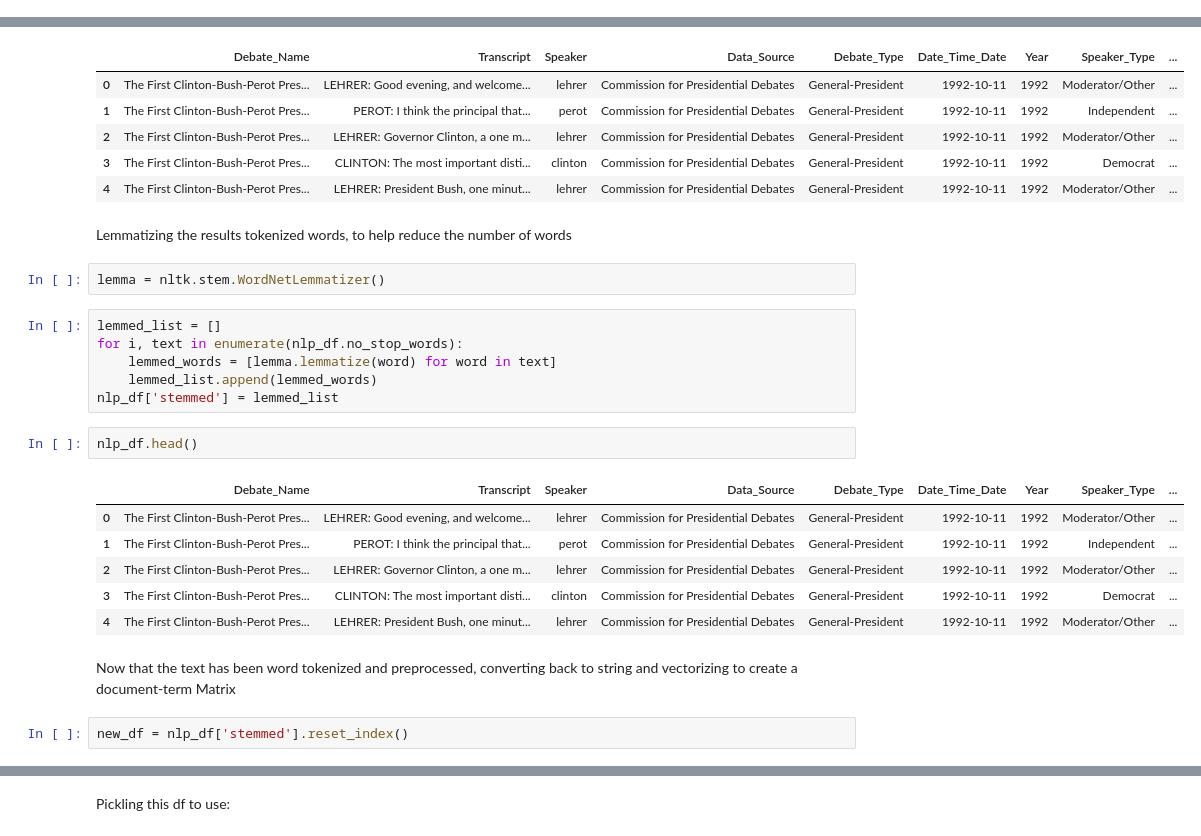
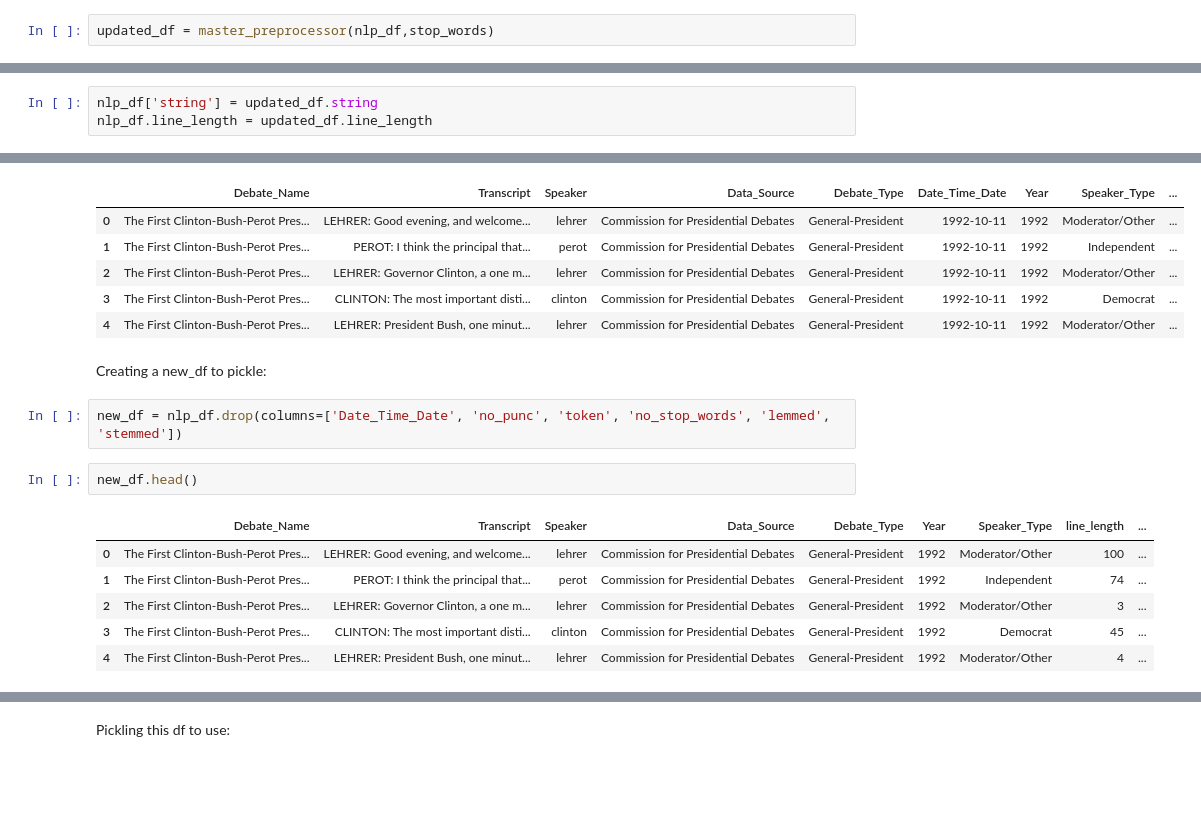
Before and after one commit to pbovard63/Presidential_Debate_Analysis, a Jupyter notebook: final_dataframe_cleanup.ipynb, the cells around one changed output, grey strips where cells are left out. Cells and saved outputs as stored; diff of their text form; blank space fills up the shorter version.

```diff
--- a/final_dataframe_cleanup.ipynb
+++ b/final_dataframe_cleanup.ipynb
@@ -429,0 +542,2 @@ nlp_df['no_stop_words'] = nlp_df['token'].apply(lambda x: [word for word in x if
+# %%
+updated_df = master_preprocessor(nlp_df,stop_words)
@@ -430,3 +569,6 @@ nlp_df['no_stop_words'] = nlp_df['token'].apply(lambda x: [word for word in x if
+# %%
+nlp_df['string'] = updated_df.string
+nlp_df.line_length = updated_df.line_length
 # %%
 nlp_df.head()
 # %% [output]
@@ -436,26 +578,16 @@ nlp_df.head()
 | 2 | The First Clinton-Bush-Perot Pres... | LEHRER: Governor Clinton, a one m... | lehrer | Commission for Presidential Debates | General-President | 1992-10-11 | 1992 | Moderator/Other | ... |
 | 3 | The First Clinton-Bush-Perot Pres... | CLINTON: The most important disti... | clinton | Commission for Presidential Debates | General-President | 1992-10-11 | 1992 | Democrat | ... |
 | 4 | The First Clinton-Bush-Perot Pres... | LEHRER: President Bush, one minut... | lehrer | Commission for Presidential Debates | General-President | 1992-10-11 | 1992 | Moderator/Other | ... |
-# %% [markdown]
-Lemmatizing the results tokenized words, to help reduce the number of words
-# %%
-lemma = nltk.stem.WordNetLemmatizer()
-# %%
-lemmed_list = []
-for i, text in enumerate(nlp_df.no_stop_words):
-    lemmed_words = [lemma.lemmatize(word) for word in text]
-    lemmed_list.append(lemmed_words)
-nlp_df['stemmed'] = lemmed_list
+# %% [markdown]
+Creating a new_df to pickle:
+# %%
+new_df = nlp_df.drop(columns=['Date_Time_Date', 'no_punc', 'token', 'no_stop_words', 'lemmed', 'stemmed'])
 # %%
-nlp_df.head()
+new_df.head()
 # %% [output]
-|  | Debate_Name | Transcript | Speaker | Data_Source | Debate_Type | Date_Time_Date | Year | Speaker_Type | ... |
-| 0 | The First Clinton-Bush-Perot Pres... | LEHRER: Good evening, and welcome... | lehrer | Commission for Presidential Debates | General-President | 1992-10-11 | 1992 | Moderator/Other | ... |
-| 1 | The First Clinton-Bush-Perot Pres... | PEROT: I think the principal that... | perot | Commission for Presidential Debates | General-President | 1992-10-11 | 1992 | Independent | ... |
-| 2 | The First Clinton-Bush-Perot Pres... | LEHRER: Governor Clinton, a one m... | lehrer | Commission for Presidential Debates | General-President | 1992-10-11 | 1992 | Moderator/Other | ... |
-| 3 | The First Clinton-Bush-Perot Pres... | CLINTON: The most important disti... | clinton | Commission for Presidential Debates | General-President | 1992-10-11 | 1992 | Democrat | ... |
-| 4 | The First Clinton-Bush-Perot Pres... | LEHRER: President Bush, one minut... | lehrer | Commission for Presidential Debates | General-President | 1992-10-11 | 1992 | Moderator/Other | ... |
+|  | Debate_Name | Transcript | Speaker | Data_Source | Debate_Type | Year | Speaker_Type | line_length | ... |
+| 0 | The First Clinton-Bush-Perot Pres... | LEHRER: Good evening, and welcome... | lehrer | Commission for Presidential Debates | General-President | 1992 | Moderator/Other | 100 | ... |
+| 1 | The First Clinton-Bush-Perot Pres... | PEROT: I think the principal that... | perot | Commission for Presidential Debates | General-President | 1992 | Independent | 74 | ... |
+| 2 | The First Clinton-Bush-Perot Pres... | LEHRER: Governor Clinton, a one m... | lehrer | Commission for Presidential Debates | General-President | 1992 | Moderator/Other | 3 | ... |
+| 3 | The First Clinton-Bush-Perot Pres... | CLINTON: The most important disti... | clinton | Commission for Presidential Debates | General-President | 1992 | Democrat | 45 | ... |
+| 4 | The First Clinton-Bush-Perot Pres... | LEHRER: President Bush, one minut... | lehrer | Commission for Presidential Debates | General-President | 1992 | Moderator/Other | 4 | ... |
-# %% [markdown]
-Now that the text has been word tokenized and preprocessed, converting back to string and vectorizing to create a document-term Matrix
-# %%
-new_df = nlp_df['stemmed'].reset_index()
```
Also changed, not shown: parts of 52 cells of this notebook, 4 other files.
